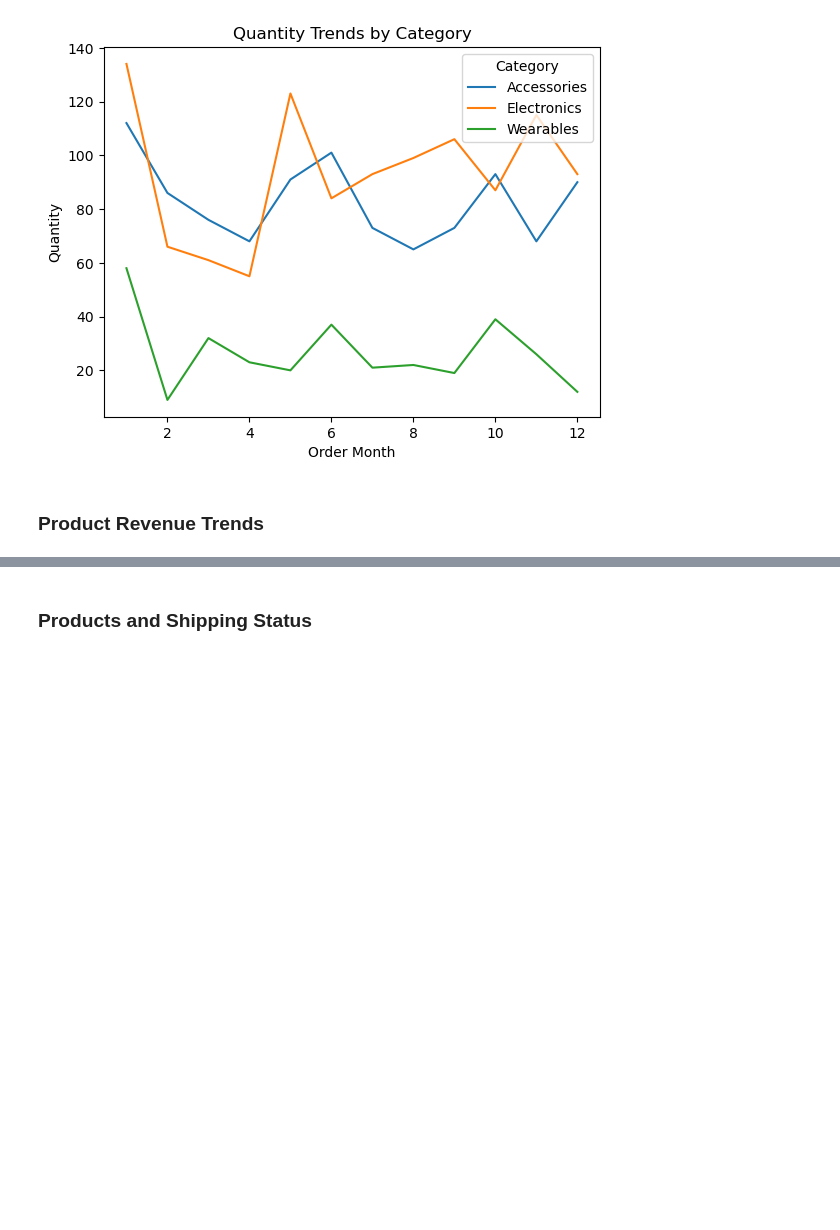
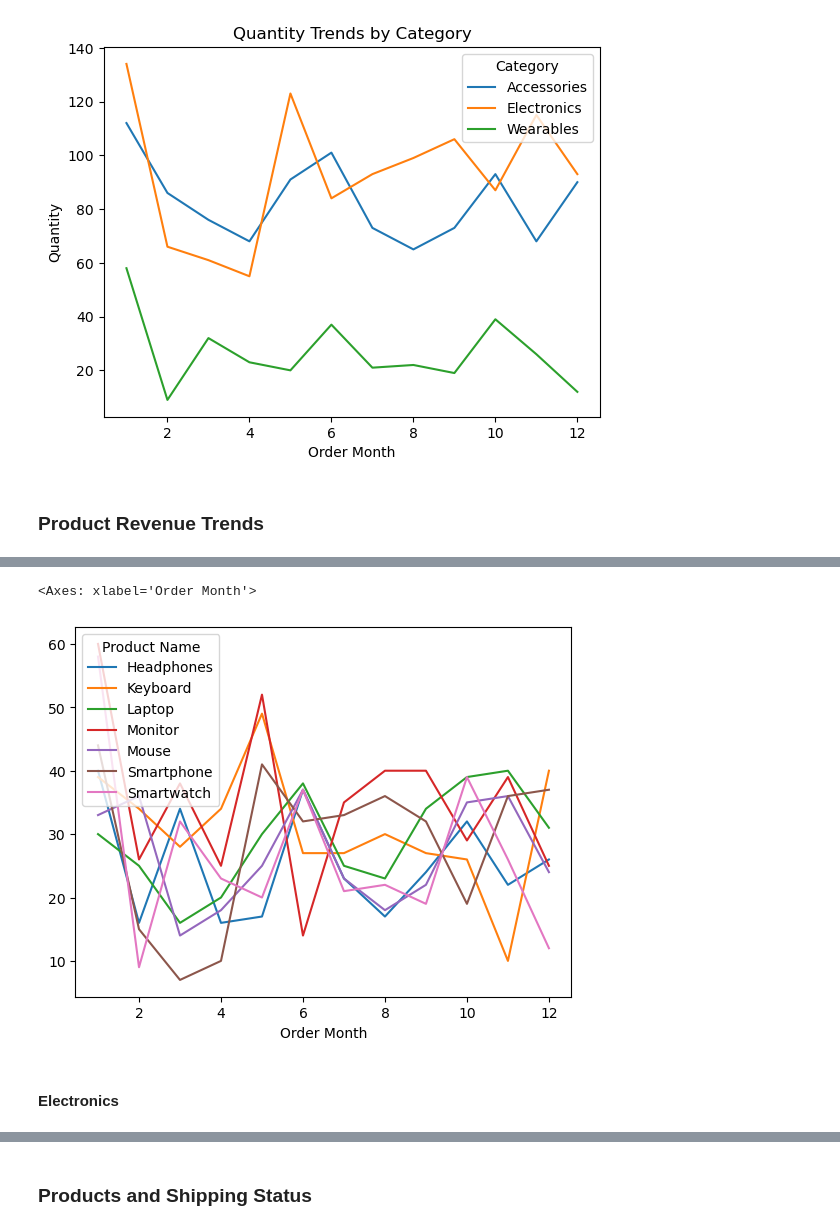
Before and after one commit to Mohammed-Hanan-Othman/ecommerce-sales-analysis, a Jupyter notebook: notebooks/3.product_performance.ipynb, the cells around one changed output, grey strips where cells are left out. Drawn from its saved outputs; the diff is of its cells as text; code cells hidden in the pictures; blank space fills up the shorter version.

```diff
--- a/notebooks/3.product_performance.ipynb
+++ b/notebooks/3.product_performance.ipynb
@@ -105,0 +112,8 @@ plt.show();
+# %%
+# All Products Quantity Trends
+df_copy.groupby(by=["Order Month", "Product Name"])["Quantity"].sum().unstack().plot()
+# %% [output]
+<Axes: xlabel='Order Month'>
+[figure, added]
+# %% [markdown]
+#### Electronics
```
Also changed, not shown: parts of 16 cells of this notebook.
